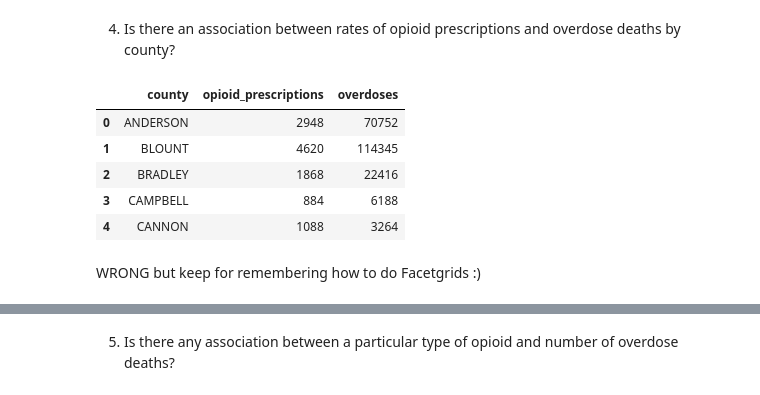
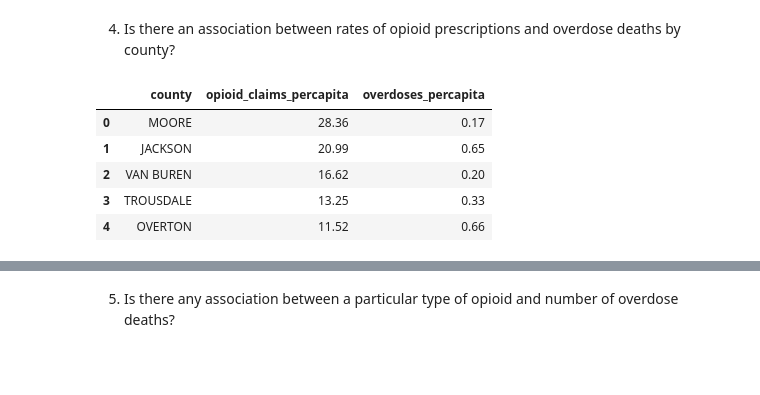
Before and after one commit to NSS-Data-Analytics-Cohort-12/prescribers-python-da12-v2-90-jen, a Jupyter notebook: notebooks/prescribers.ipynb, the cells around one changed output, grey strips where cells are left out. Cells and saved outputs as stored; diff of their text form; code cells hidden in the pictures; blank space fills up the shorter version.

Commit message:
jtoppins_prescribers2_ver5

```diff
--- a/notebooks/prescribers.ipynb
+++ b/notebooks/prescribers.ipynb
@@ -194,17 +186,15 @@ Possible extending question - What's going on in Davidson county? WHY is the tre
 # %%
-opioids_and_ods_by_county_query = "SELECT fips_county.county, count(drug.opioid_drug_flag) as opioid_prescriptions, sum(overdose_deaths.overdose_deaths) as overdoses FROM drug JOIN prescription USING(drug_name) JOIN prescriber ON prescription.npi = prescriber.npi JOIN zip_fips ON prescriber.nppes_provider_zip5 = zip_fips.zip JOIN cbsa USING(fipscounty) JOIN fips_county USING(fipscounty) JOIN overdose_deaths ON fips_county.fipscounty::INTEGER = overdose_deaths.fipscounty WHERE drug.opioid_drug_flag = 'Y' AND prescriber.nppes_provider_state = 'TN' group by fips_county.county"
+opioids_and_ods_by_county_query = "WITH cte AS (SELECT fips_county.county as county, fips_county.fipscounty as fipscounty, sum(total_claim_count) as opioid_claims, sum(overdose_deaths.overdose_deaths) as overdoses FROM drug JOIN prescription USING(drug_name) JOIN prescriber ON prescription.npi = prescriber.npi JOIN zip_fips ON prescriber.nppes_provider_zip5 = zip_fips.zip JOIN fips_county USING(fipscounty) JOIN overdose_deaths ON fips_county.fipscounty::INTEGER = overdose_deaths.fipscounty WHERE drug.opioid_drug_flag = 'Y' AND prescriber.nppes_provider_state = 'TN' group by county, fips_county.fipscounty) SELECT cte.county, ROUND(cte.opioid_claims / population.population, 2) as opioid_claims_percapita, ROUND(cte.overdoses / population.population, 2) as overdoses_percapita FROM cte JOIN population ON population.fipscounty = cte.fipscounty ORDER BY opioid_claims_percapita DESC"
 
 
 with engine.connect() as connection:
     opioids_and_ods_by_county_df = pd.read_sql(text(opioids_and_ods_by_county_query), con = connection)
 
 opioids_and_ods_by_county_df.head()
 # %% [output]
-|  | county | opioid_prescriptions | overdoses |
-| 0 | ANDERSON | 2948 | 70752 |
-| 1 | BLOUNT | 4620 | 114345 |
-| 2 | BRADLEY | 1868 | 22416 |
-| 3 | CAMPBELL | 884 | 6188 |
-| 4 | CANNON | 1088 | 3264 |
+|  | county | opioid_claims_percapita | overdoses_percapita |
+| 0 | MOORE | 28.36 | 0.17 |
+| 1 | JACKSON | 20.99 | 0.65 |
+| 2 | VAN BUREN | 16.62 | 0.20 |
+| 3 | TROUSDALE | 13.25 | 0.33 |
+| 4 | OVERTON | 11.52 | 0.66 |
-# %% [markdown]
-WRONG but keep for remembering how to do Facetgrids :)
```
Also changed, not shown: parts of 8 cells of this notebook.
